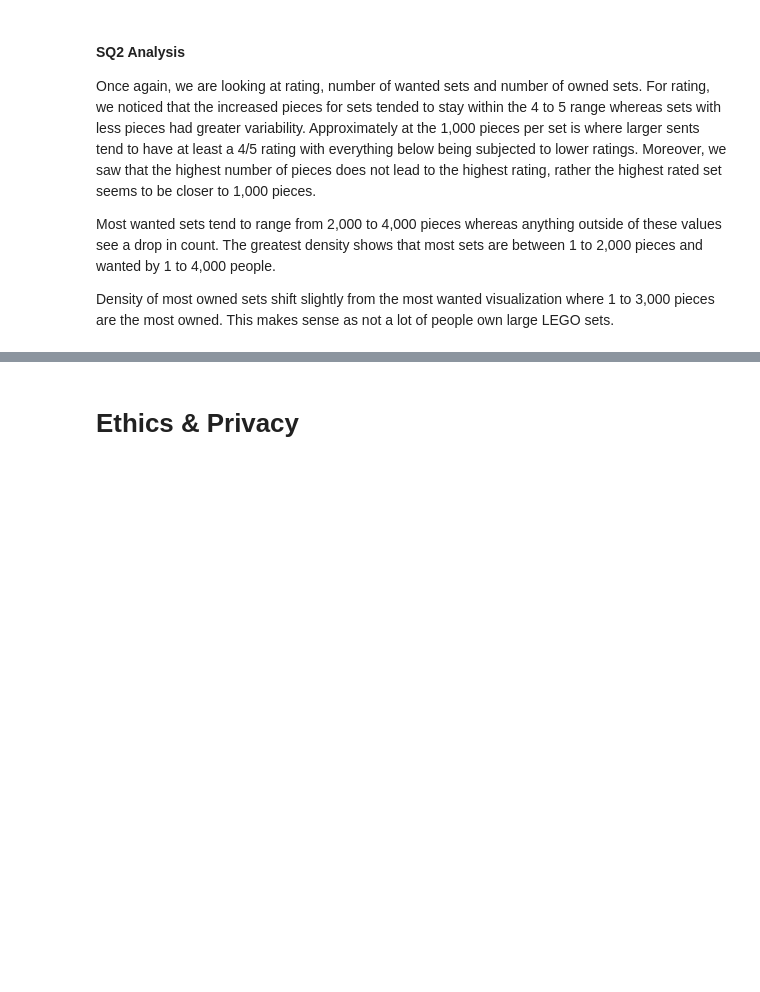
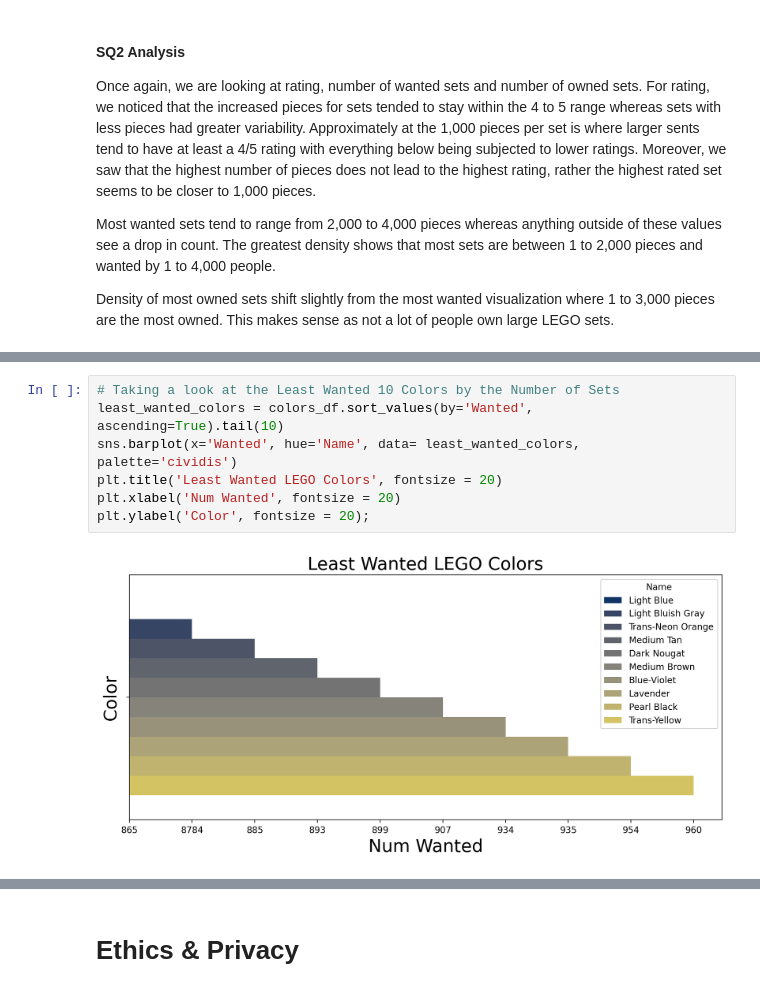
Before and after one commit to COGS108/Group015_WI24, a Jupyter notebook: EDACheckpoint_Group015_WI24.ipynb, the cells around one changed output, grey strips where cells are left out. Saved outputs shown, nothing was run; the diff lists cells and outputs as text; blank space fills up the shorter version.

```diff
--- a/EDACheckpoint_Group015_WI24.ipynb
+++ b/EDACheckpoint_Group015_WI24.ipynb
@@ -557,0 +585,9 @@ Density of most owned sets shift slightly from the most wanted visualization whe
+# %%
+# Taking a look at the Least Wanted 10 Colors by the Number of Sets
+least_wanted_colors = colors_df.sort_values(by='Wanted', ascending=True).tail(10)
+sns.barplot(x='Wanted', hue='Name', data= least_wanted_colors, palette='cividis')
+plt.title('Least Wanted LEGO Colors', fontsize = 20)
+plt.xlabel('Num Wanted', fontsize = 20)
+plt.ylabel('Color', fontsize = 20);
+# %% [output]
+[figure, added]
```
Also changed, not shown: parts of 4 cells of this notebook.
